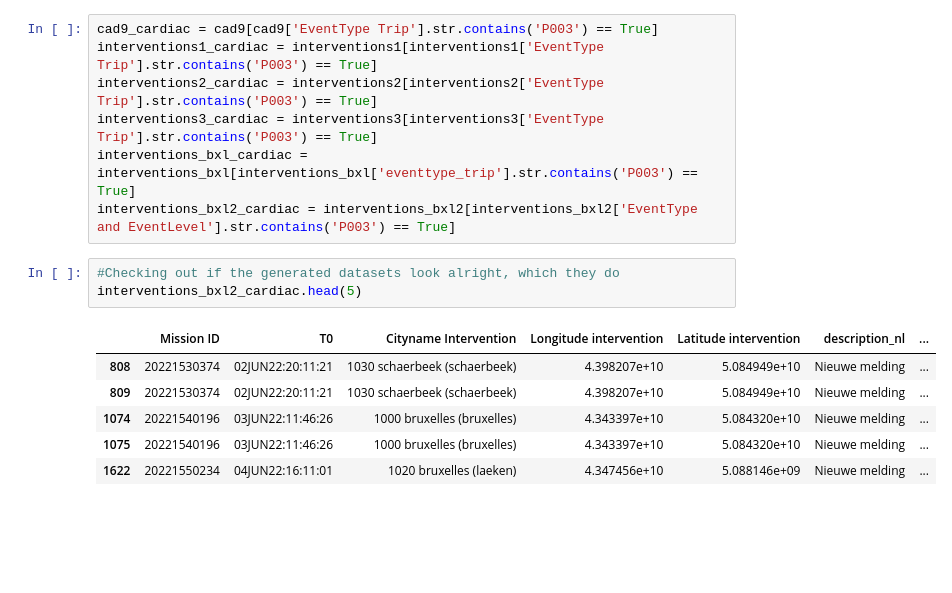
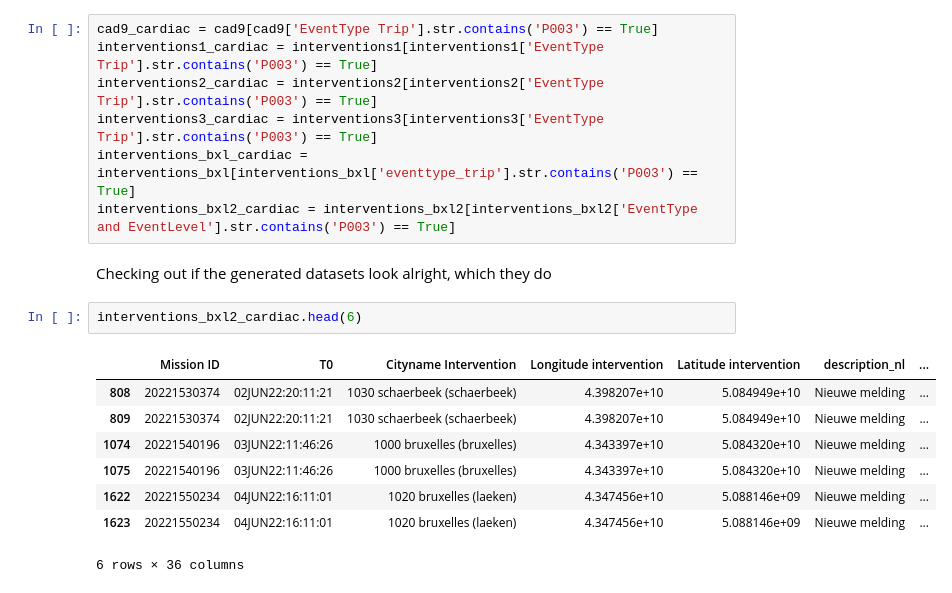
Before and after one commit to andreamoglianesi/MDA_project_team_Uganda, a Jupyter notebook: Project_code.ipynb, the cells around one changed output. Drawn from its saved outputs; the diff is of its cells as text; blank space fills up the shorter version.

```diff
--- a/Project_code.ipynb
+++ b/Project_code.ipynb
@@ -196,13 +226,16 @@ interventions2_cardiac = interventions2[interventions2['EventType Trip'].str.con
 interventions3_cardiac = interventions3[interventions3['EventType Trip'].str.contains('P003') == True]
 interventions_bxl_cardiac = interventions_bxl[interventions_bxl['eventtype_trip'].str.contains('P003') == True]
 interventions_bxl2_cardiac = interventions_bxl2[interventions_bxl2['EventType and EventLevel'].str.contains('P003') == True]
-# %%
-#Checking out if the generated datasets look alright, which they do
-interventions_bxl2_cardiac.head(5)
-# %% [output]
-|  | Mission ID | T0 | Cityname Intervention | Longitude intervention | Latitude intervention | description_nl | ... |
-| 808 | 20221530374 | 02JUN22:20:11:21 | 1030 schaerbeek (schaerbeek) | 4.398207e+10 | 5.084949e+10 | Nieuwe melding | ... |
-| 809 | 20221530374 | 02JUN22:20:11:21 | 1030 schaerbeek (schaerbeek) | 4.398207e+10 | 5.084949e+10 | Nieuwe melding | ... |
-| 1074 | 20221540196 | 03JUN22:11:46:26 | 1000 bruxelles (bruxelles) | 4.343397e+10 | 5.084320e+10 | Nieuwe melding | ... |
-| 1075 | 20221540196 | 03JUN22:11:46:26 | 1000 bruxelles (bruxelles) | 4.343397e+10 | 5.084320e+10 | Nieuwe melding | ... |
-| 1622 | 20221550234 | 04JUN22:16:11:01 | 1020 bruxelles (laeken) | 4.347456e+10 | 5.088146e+09 | Nieuwe melding | ... |
+# %% [markdown]
+Checking out if the generated datasets look alright, which they do
+# %%
+interventions_bxl2_cardiac.head(6)
+# %% [output]
+|  | Mission ID | T0 | Cityname Intervention | Longitude intervention | Latitude intervention | description_nl | ... |
+| 808 | 20221530374 | 02JUN22:20:11:21 | 1030 schaerbeek (schaerbeek) | 4.398207e+10 | 5.084949e+10 | Nieuwe melding | ... |
+| 809 | 20221530374 | 02JUN22:20:11:21 | 1030 schaerbeek (schaerbeek) | 4.398207e+10 | 5.084949e+10 | Nieuwe melding | ... |
+| 1074 | 20221540196 | 03JUN22:11:46:26 | 1000 bruxelles (bruxelles) | 4.343397e+10 | 5.084320e+10 | Nieuwe melding | ... |
+| 1075 | 20221540196 | 03JUN22:11:46:26 | 1000 bruxelles (bruxelles) | 4.343397e+10 | 5.084320e+10 | Nieuwe melding | ... |
+| 1622 | 20221550234 | 04JUN22:16:11:01 | 1020 bruxelles (laeken) | 4.347456e+10 | 5.088146e+09 | Nieuwe melding | ... |
+| 1623 | 20221550234 | 04JUN22:16:11:01 | 1020 bruxelles (laeken) | 4.347456e+10 | 5.088146e+09 | Nieuwe melding | ... |
+6 rows × 36 columns
```
Also changed, not shown: parts of 11 cells of this notebook, 2 other files.
